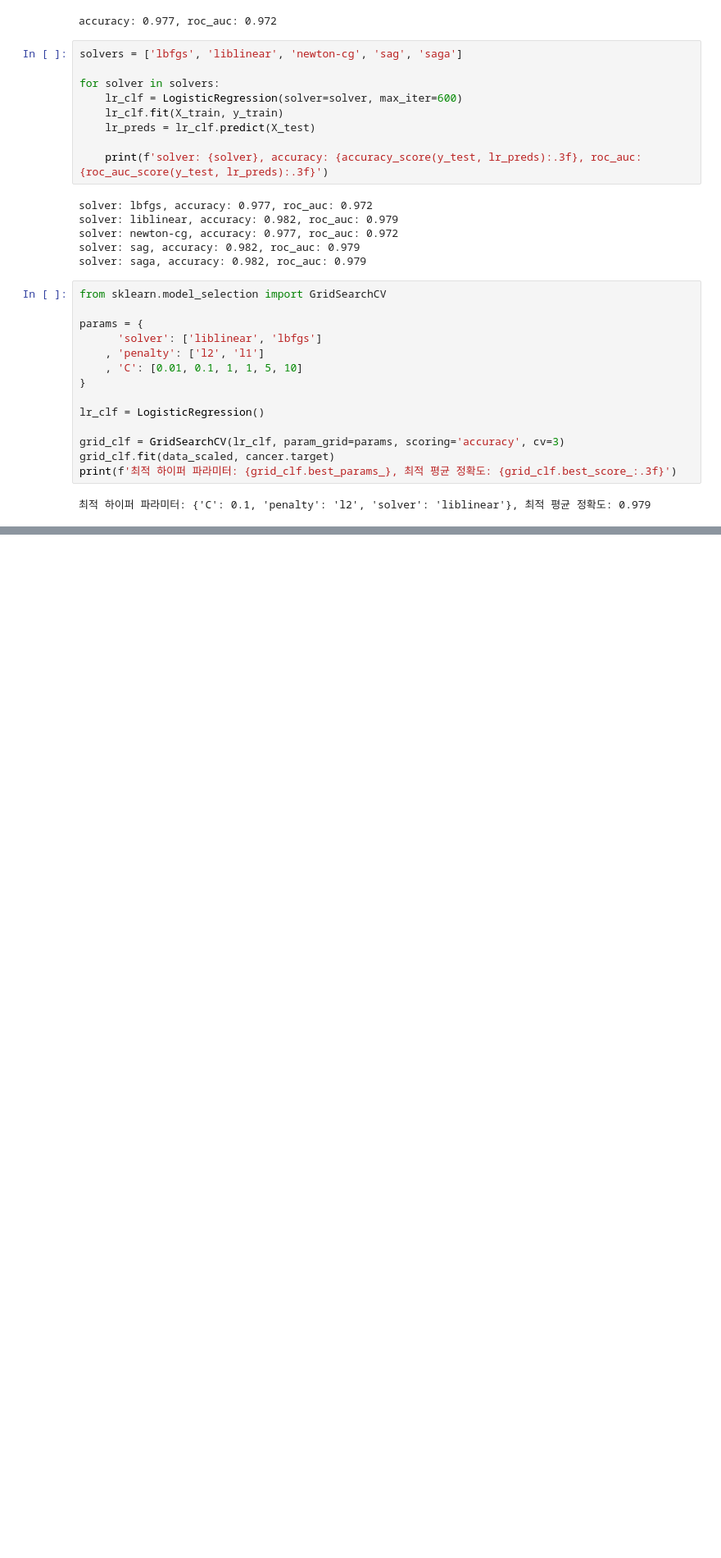
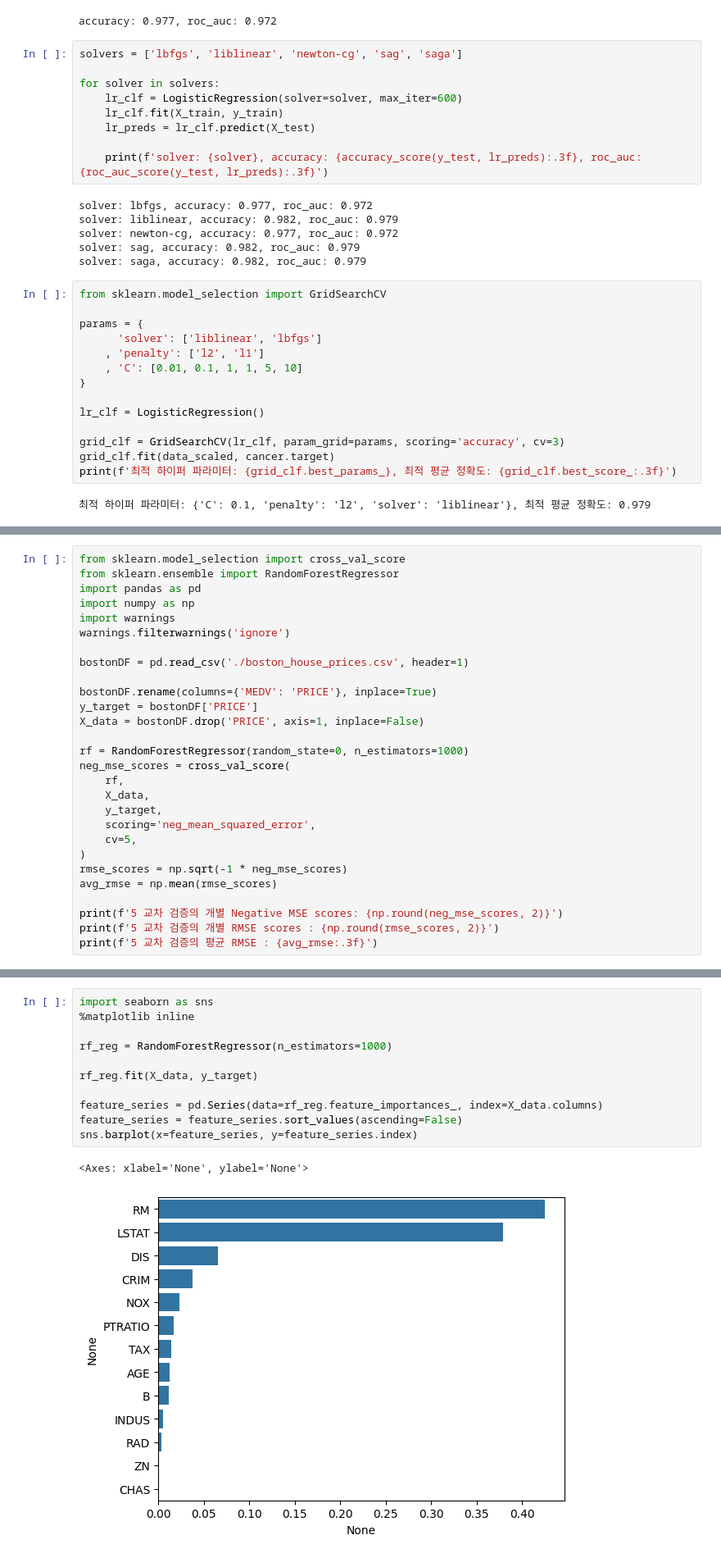
Before and after one commit to jewons91/ml-dev, a Jupyter notebook: ch05/ch05_review.ipynb, the cells around one changed output, grey strips where cells are left out. Shown at 82% size. Saved outputs shown, nothing was run; the diff lists cells and outputs as text; blank space fills up the shorter version.

```diff
--- a/ch05/ch05_review.ipynb
+++ b/ch05/ch05_review.ipynb
@@ -666,0 +669,28 @@ print(f'최적 하이퍼 파라미터: {grid_clf.best_params_}, 최적 평균
+# %%
+from sklearn.model_selection import cross_val_score
+from sklearn.ensemble import RandomForestRegressor
+import pandas as pd
+import numpy as np
+import warnings
+warnings.filterwarnings('ignore')
+
+bostonDF = pd.read_csv('./boston_house_prices.csv', header=1)
+
+bostonDF.rename(columns={'MEDV': 'PRICE'}, inplace=True)
+y_target = bostonDF['PRICE']
+X_data = bostonDF.drop('PRICE', axis=1, inplace=False)
+
+rf = RandomForestRegressor(random_state=0, n_estimators=1000)
+neg_mse_scores = cross_val_score(
+    rf,
+    X_data,
+    y_target,
+    scoring='neg_mean_squared_error',
+    cv=5,
+)
+rmse_scores = np.sqrt(-1 * neg_mse_scores)
+avg_rmse = np.mean(rmse_scores)
+
+print(f'5 교차 검증의 개별 Negative MSE scores: {np.round(neg_mse_scores, 2)}')
+print(f'5 교차 검증의 개별 RMSE scores : {np.round(rmse_scores, 2)}')
+print(f'5 교차 검증의 평균 RMSE : {avg_rmse:.3f}')
@@ -666,0 +740,14 @@ print(f'최적 하이퍼 파라미터: {grid_clf.best_params_}, 최적 평균
+# %%
+import seaborn as sns
+%matplotlib inline
+
+rf_reg = RandomForestRegressor(n_estimators=1000)
+
+rf_reg.fit(X_data, y_target)
+
+feature_series = pd.Series(data=rf_reg.feature_importances_, index=X_data.columns)
+feature_series = feature_series.sort_values(ascending=False)
+sns.barplot(x=feature_series, y=feature_series.index)
+# %% [output]
+<Axes: xlabel='None', ylabel='None'>
+[figure, added]
```
Also changed, not shown: parts of 26 cells of this notebook, 1 other file.
